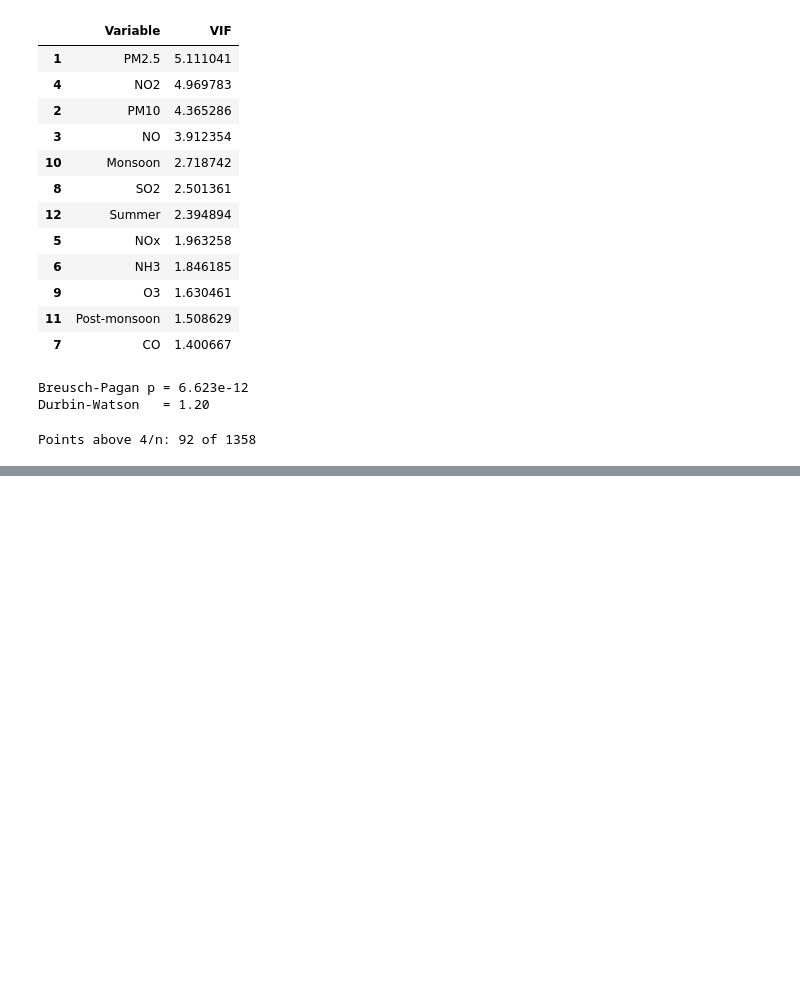
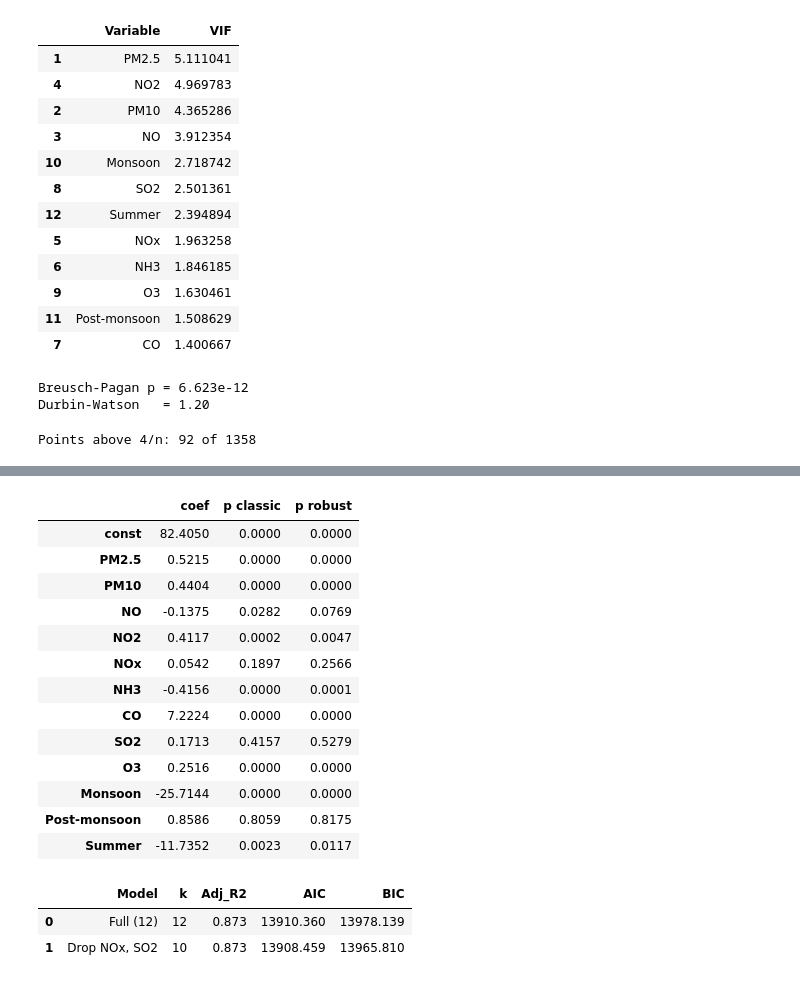
Before and after one commit to forgeth2006/aqi-predictive-analytics, a Jupyter notebook: notebooks/03_regression.ipynb, the cells around one changed output, grey strips where cells are left out. Cells and saved outputs as stored; diff of their text form; code cells hidden in the pictures; blank space fills up the shorter version.

```diff
--- a/notebooks/03_regression.ipynb
+++ b/notebooks/03_regression.ipynb
@@ -191,0 +213,34 @@ Points above 4/n: 92 of 1358
+# %%
+model_rob = sm.OLS(y_tr, sm.add_constant(X_tr)).fit(cov_type="HC3")
+pd.DataFrame({"coef": model_m.params, "p classic": model_m.pvalues,
+              "p robust": model_rob.pvalues}).round(4)
+# %% [output]
+|  | coef | p classic | p robust |
+| const | 82.4050 | 0.0000 | 0.0000 |
+| PM2.5 | 0.5215 | 0.0000 | 0.0000 |
+| PM10 | 0.4404 | 0.0000 | 0.0000 |
+| NO | -0.1375 | 0.0282 | 0.0769 |
+| NO2 | 0.4117 | 0.0002 | 0.0047 |
+| NOx | 0.0542 | 0.1897 | 0.2566 |
+| NH3 | -0.4156 | 0.0000 | 0.0001 |
+| CO | 7.2224 | 0.0000 | 0.0000 |
+| SO2 | 0.1713 | 0.4157 | 0.5279 |
+| O3 | 0.2516 | 0.0000 | 0.0000 |
+| Monsoon | -25.7144 | 0.0000 | 0.0000 |
+| Post-monsoon | 0.8586 | 0.8059 | 0.8175 |
+| Summer | -11.7352 | 0.0023 | 0.0117 |
+# %%
+def fit_ols(cols):
+    return sm.OLS(y_tr, sm.add_constant(X_tr[cols])).fit()
+
+sets = {"Full (12)": list(X_tr.columns),
+        "Drop NOx, SO2": [c for c in X_tr.columns if c not in ("NOx", "SO2")]}
+rows = []
+for name, cols in sets.items():
+    m = fit_ols(cols)
+    rows.append({"Model": name, "k": len(cols), "Adj_R2": m.rsquared_adj, "AIC": m.aic, "BIC": m.bic})
+pd.DataFrame(rows).round(3)
+# %% [output]
+|  | Model | k | Adj_R2 | AIC | BIC |
+| 0 | Full (12) | 12 | 0.873 | 13910.360 | 13978.139 |
+| 1 | Drop NOx, SO2 | 10 | 0.873 | 13908.459 | 13965.810 |
```
Also changed, not shown: parts of 3 cells of this notebook.
